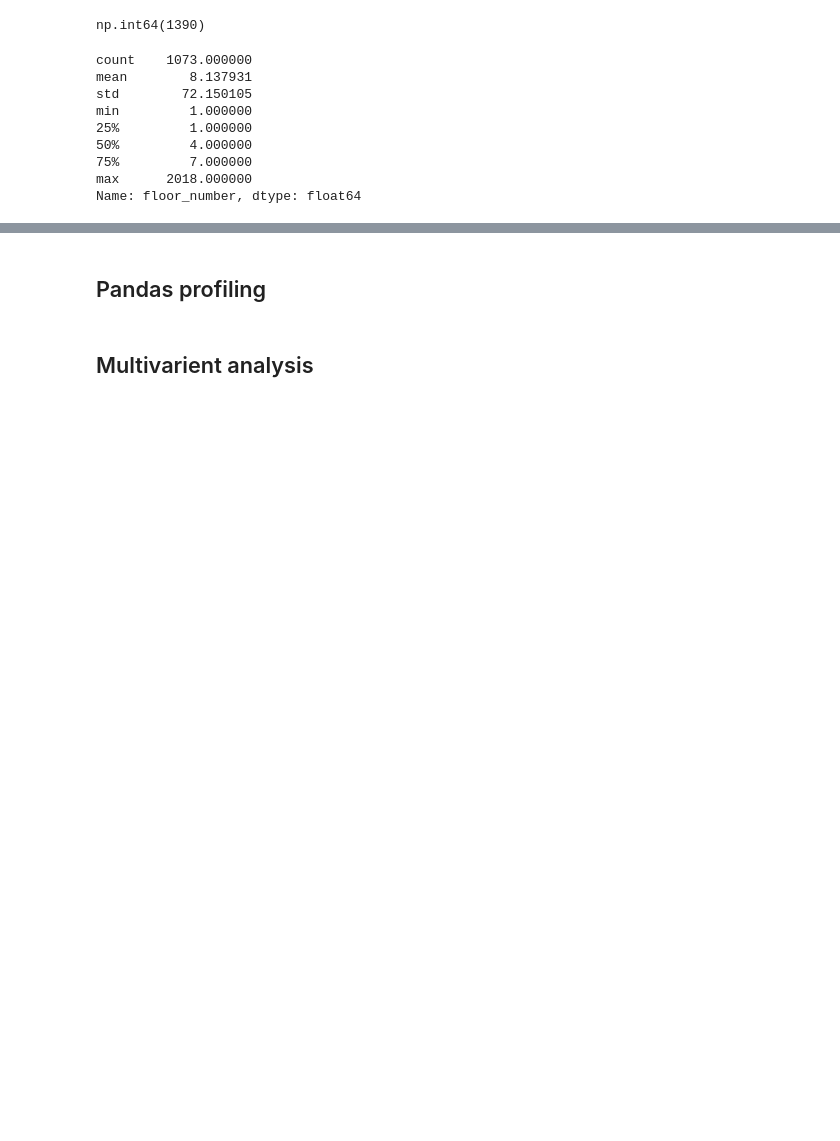
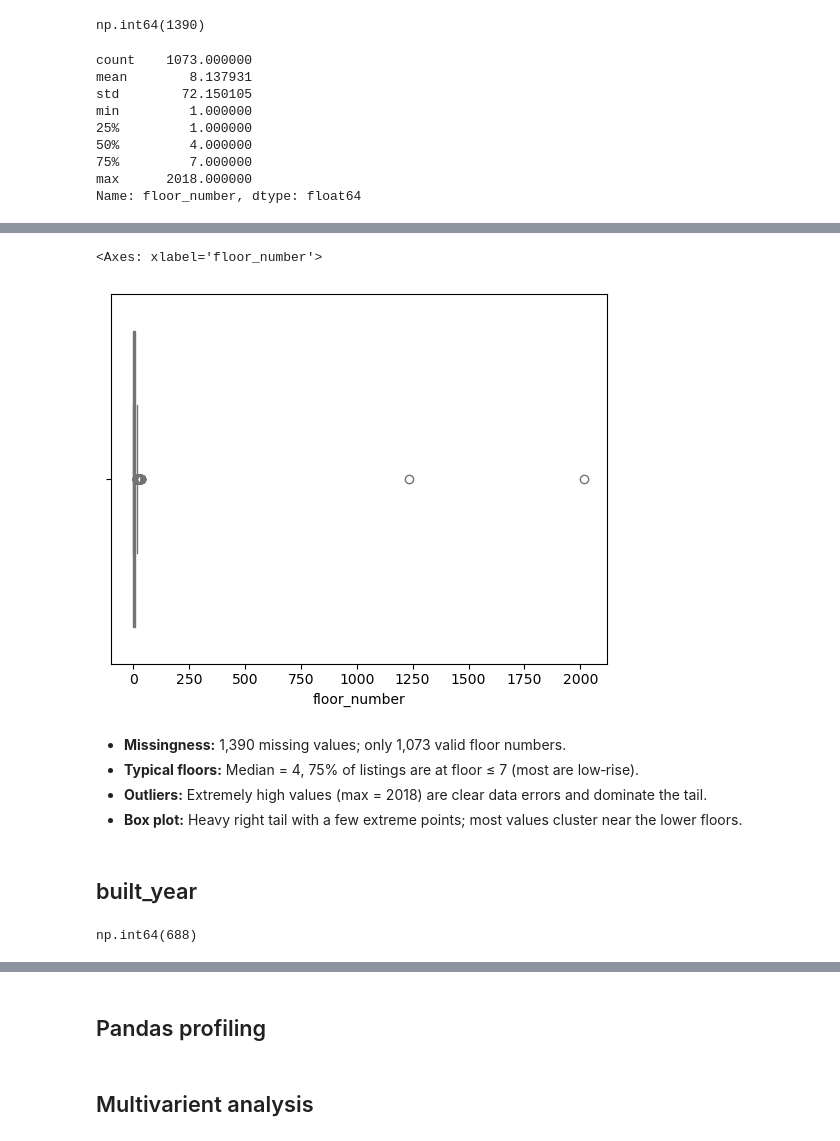
Before and after one commit to zeeshanAhmed2798/real-estate-ml-project, a Jupyter notebook: Data Cleaning/eda_on_flats.ipynb, the cells around one changed output, grey strips where cells are left out. Cells and saved outputs as stored; diff of their text form; code cells hidden in the pictures; blank space fills up the shorter version.

```diff
--- a/Data Cleaning/eda_on_flats.ipynb
+++ b/Data Cleaning/eda_on_flats.ipynb
@@ -708,0 +731,16 @@ Name: floor_number, dtype: float64
+# %%
+sns.boxplot(x=df["floor_number"], color="lightgreen")
+# %% [output]
+<Axes: xlabel='floor_number'>
+[figure, added]
+# %% [markdown]
+- **Missingness:** 1,390 missing values; only 1,073 valid floor numbers.
+- **Typical floors:** Median = 4, 75% of listings are at floor ≤ 7 (most are low‑rise).
+- **Outliers:** Extremely high values (max = 2018) are clear data errors and dominate the tail.
+- **Box plot:** Heavy right tail with a few extreme points; most values cluster near the lower floors.
+# %% [markdown]
+## built_year
+# %%
+df['built_year'].isnull().sum()
+# %% [output]
+np.int64(688)
```
Also changed, not shown: parts of 8 cells of this notebook.
